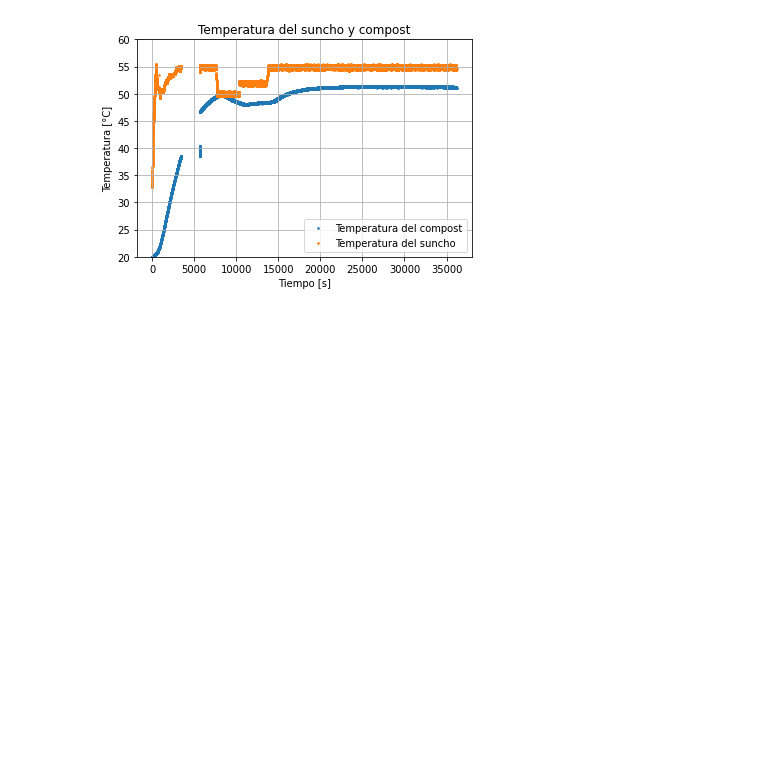
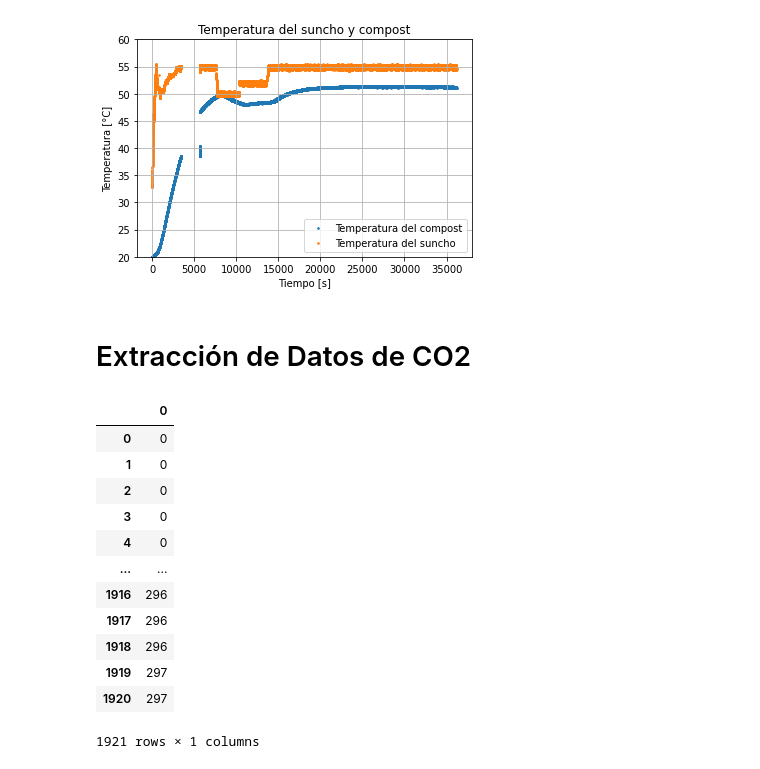
Before and after one commit to fyulita/laboratorio-6-y-7, a Jupyter notebook: Arduino/Notebook.ipynb, the cells around one changed output. Drawn from its saved outputs; the diff is of its cells as text; code cells hidden in the pictures; blank space fills up the shorter version.

```diff
--- a/Arduino/Notebook.ipynb
+++ b/Arduino/Notebook.ipynb
@@ -128,3 +128,5 @@ plt.savefig(f"{PATH}/figuras/Temperatura-juntos.png")
 plt.show()
 # %% [output]
 [figure]
+# %% [markdown]
+# Extracción de Datos de CO2
@@ -130,0 +150,18 @@ plt.show()
+# %%
+# Veamos el primer archivo csv como ejemplo
+df0 = pd.read_csv(f"{PATH}/data_0.csv")
+display(df0)
+# %% [output]
+|  | 0 |
+| 0 | 0 |
+| 1 | 0 |
+| 2 | 0 |
+| 3 | 0 |
+| 4 | 0 |
+| ... | ... |
+| 1916 | 296 |
+| 1917 | 296 |
+| 1918 | 296 |
+| 1919 | 297 |
+| 1920 | 297 |
+1921 rows × 1 columns
```
Also changed, not shown: parts of 5 cells of this notebook, 7 other files.
